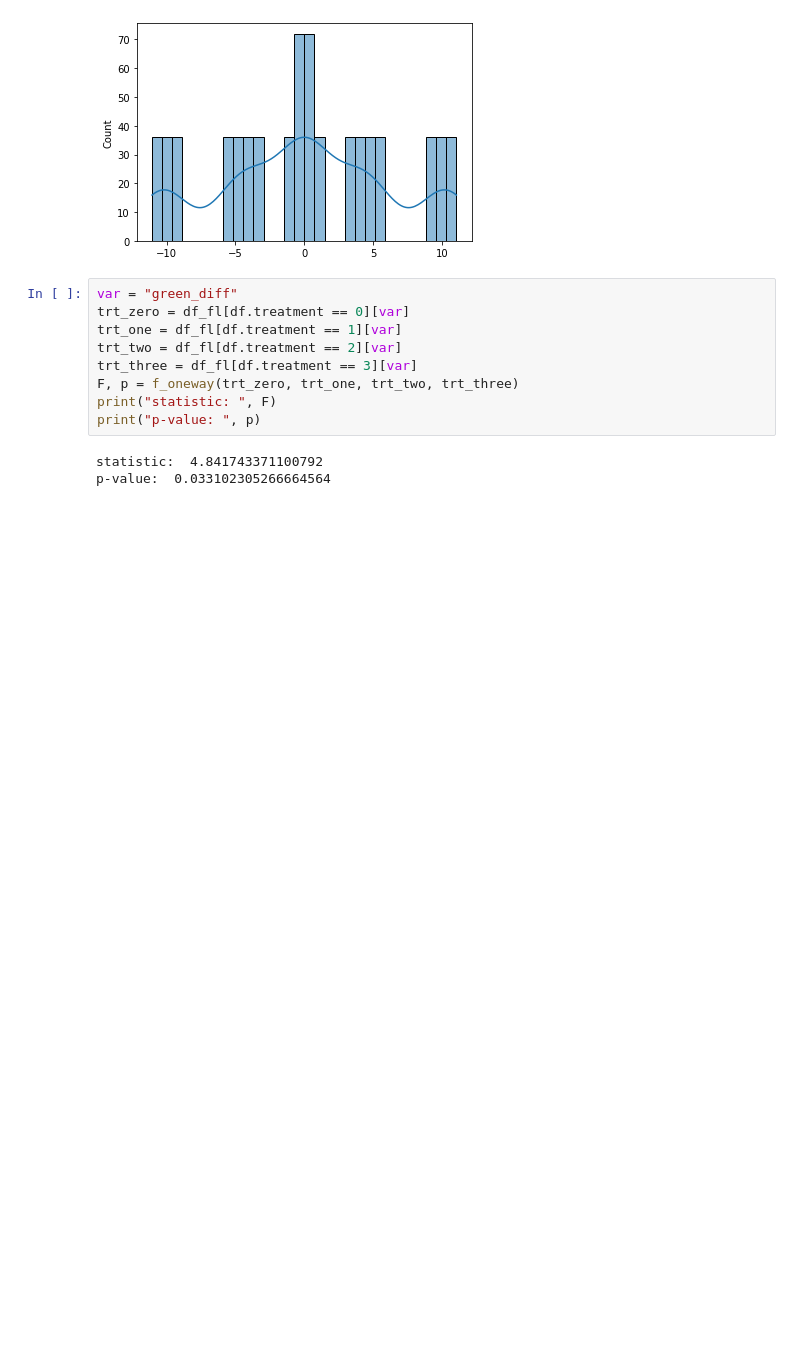
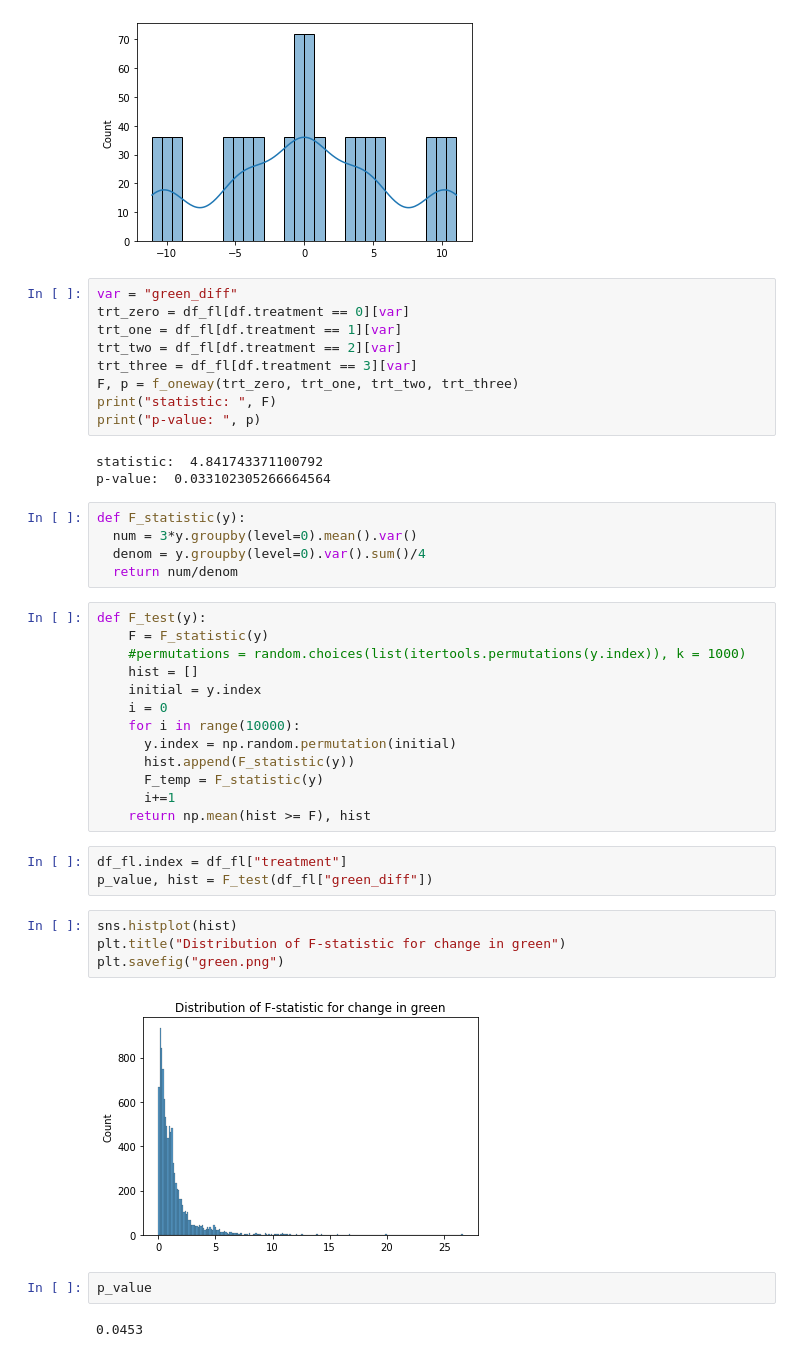
Before and after one commit to unique-subedi/fruit-ripening-experiment, a Jupyter notebook: Unique_fruit_ripening.ipynb, the cells around one changed output. Saved outputs shown, nothing was run; the diff lists cells and outputs as text; blank space fills up the shorter version.

Commit message:
F-test

```diff
--- a/Unique_fruit_ripening.ipynb
+++ b/Unique_fruit_ripening.ipynb
@@ -97,3 +99,34 @@ print("p-value: ", p)
 # %% [output]
 statistic:  4.841743371100792
 p-value:  0.033102305266664564
+# %%
+def F_statistic(y):
+  num = 3*y.groupby(level=0).mean().var()
+  denom = y.groupby(level=0).var().sum()/4
+  return num/denom
+# %%
+def F_test(y):
+    F = F_statistic(y)
+    #permutations = random.choices(list(itertools.permutations(y.index)), k = 1000)
+    hist = []
+    initial = y.index
+    i = 0
+    for i in range(10000):
+      y.index = np.random.permutation(initial)
+      hist.append(F_statistic(y))
+      F_temp = F_statistic(y)
+      i+=1
+    return np.mean(hist >= F), hist
+# %%
+df_fl.index = df_fl["treatment"]
+p_value, hist = F_test(df_fl["green_diff"])
+# %%
+sns.histplot(hist)
+plt.title("Distribution of F-statistic for change in green")
+plt.savefig("green.png")
+# %% [output]
+[figure, added]
+# %%
+p_value
+# %% [output]
+0.0453
```
Also changed, not shown: parts of 3 cells of this notebook.
